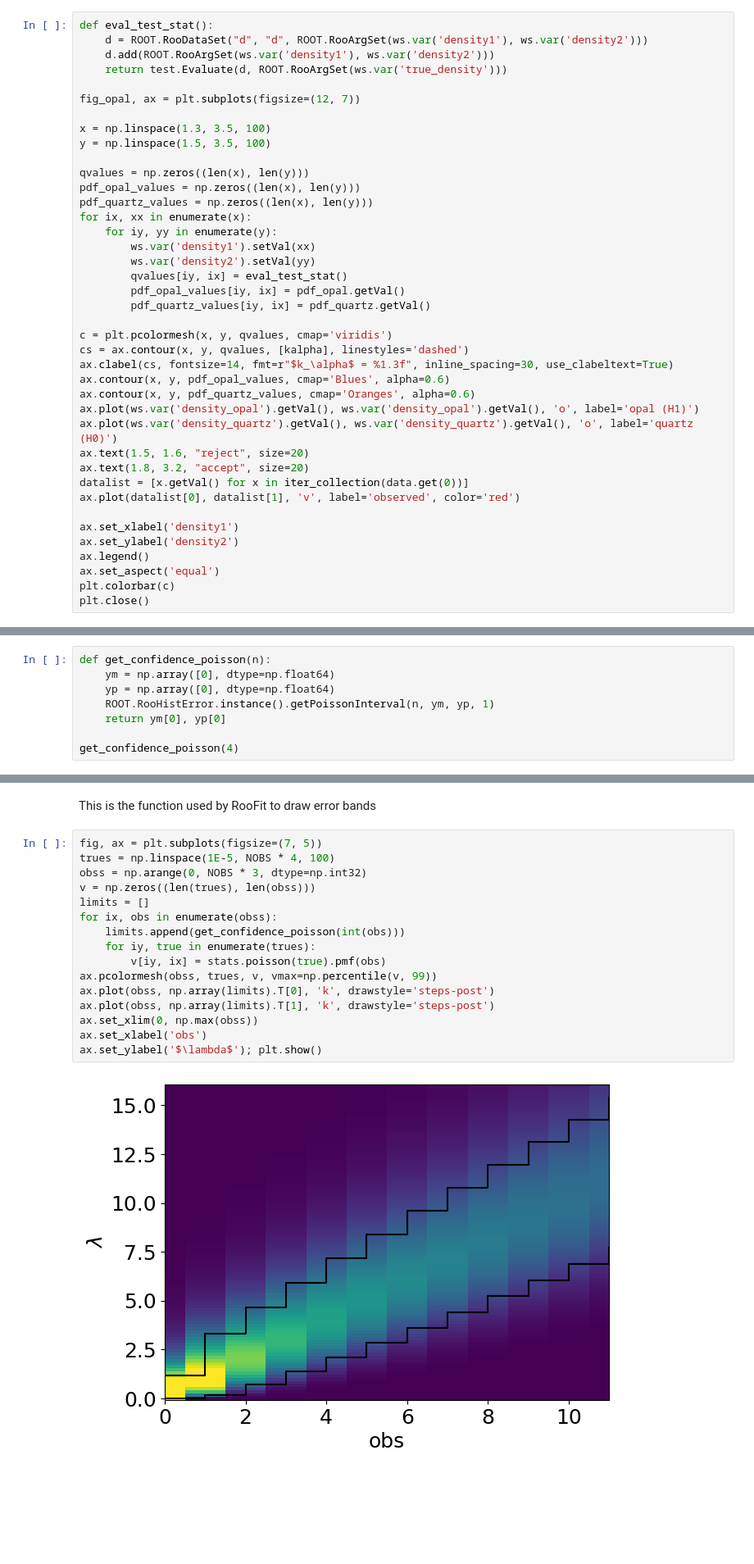
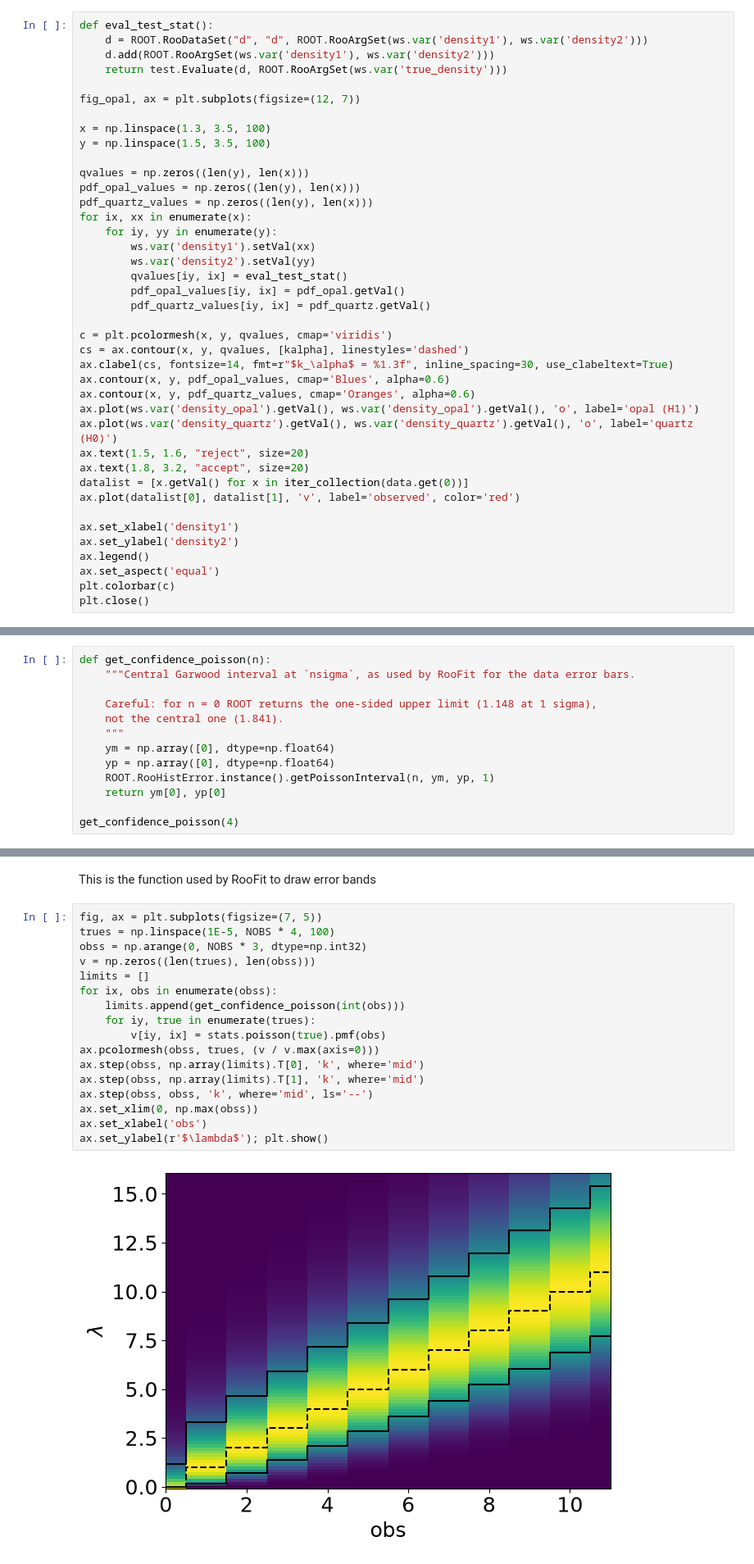
Before and after one commit to wiso/StatisticsLectures, a Jupyter notebook: Lecture2.ipynb, the cells around one changed output, grey strips where cells are left out. Shown at 82% size. Cells and saved outputs as stored; diff of their text form; blank space fills up the shorter version.

```diff
--- a/Lecture2.ipynb
+++ b/Lecture2.ipynb
@@ -280,9 +271,9 @@ fig_opal, ax = plt.subplots(figsize=(12, 7))
 x = np.linspace(1.3, 3.5, 100)
 y = np.linspace(1.5, 3.5, 100)
 
-qvalues = np.zeros((len(x), len(y)))
-pdf_opal_values = np.zeros((len(x), len(y)))
-pdf_quartz_values = np.zeros((len(x), len(y)))
+qvalues = np.zeros((len(y), len(x)))
+pdf_opal_values = np.zeros((len(y), len(x)))
+pdf_quartz_values = np.zeros((len(y), len(x)))
 for ix, xx in enumerate(x):
     for iy, yy in enumerate(y):
         ws.var('density1').setVal(xx)
@@ -410,5 +415,10 @@ Why did we assume that the central value for $\lambda$ is $n_{obs}=4$?
 # %%
 def get_confidence_poisson(n):
+    """Central Garwood interval at `nsigma`, as used by RooFit for the data error bars.
+
+    Careful: for n = 0 ROOT returns the one-sided upper limit (1.148 at 1 sigma),
+    not the central one (1.841).
+    """
     ym = np.array([0], dtype=np.float64)
     yp = np.array([0], dtype=np.float64)
     ROOT.RooHistError.instance().getPoissonInterval(n, ym, yp, 1)
@@ -422,21 +432,22 @@ This is the function used by RooFit to draw error bands
 # %%
 fig, ax = plt.subplots(figsize=(7, 5))
 trues = np.linspace(1E-5, NOBS * 4, 100)
 obss = np.arange(0, NOBS * 3, dtype=np.int32)
 v = np.zeros((len(trues), len(obss)))
 limits = []
 for ix, obs in enumerate(obss):
     limits.append(get_confidence_poisson(int(obs)))
     for iy, true in enumerate(trues):
         v[iy, ix] = stats.poisson(true).pmf(obs)
-ax.pcolormesh(obss, trues, v, vmax=np.percentile(v, 99))
-ax.plot(obss, np.array(limits).T[0], 'k', drawstyle='steps-post')
-ax.plot(obss, np.array(limits).T[1], 'k', drawstyle='steps-post')
+ax.pcolormesh(obss, trues, (v / v.max(axis=0)))
+ax.step(obss, np.array(limits).T[0], 'k', where='mid')
+ax.step(obss, np.array(limits).T[1], 'k', where='mid')
+ax.step(obss, obss, 'k', where='mid', ls='--')
 ax.set_xlim(0, np.max(obss))
 ax.set_xlabel('obs')
-ax.set_ylabel('$\lambda$'); plt.show()
+ax.set_ylabel(r'$\lambda$'); plt.show()
 # %% [output]
-[figure, old version]
+[figure, new version]
 # %% [markdown]
 ### Question: explain why this is a frequentist procedure
 # %% [markdown]
```
Also changed, not shown: parts of 49 cells of this notebook, 1 other file.
